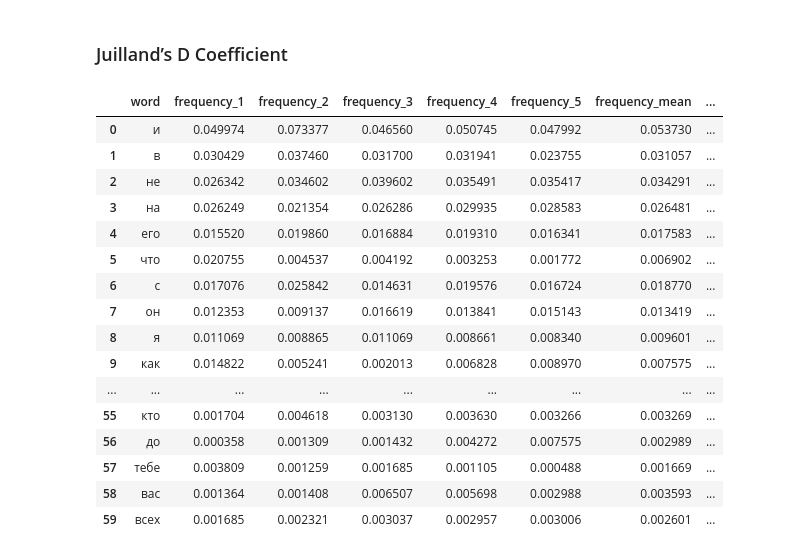
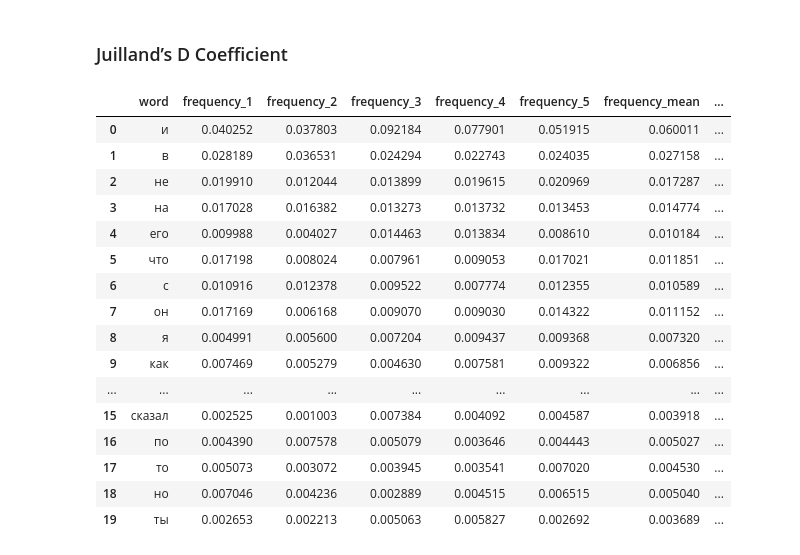
Before and after one commit to tayadj/Data-Science, a Jupyter notebook: Empirical Linguistic Laws Analysis/main.ipynb, the cells around one changed output. Cells and saved outputs as stored; diff of their text form; code cells hidden in the pictures.

```diff
--- a/Empirical Linguistic Laws Analysis/main.ipynb
+++ b/Empirical Linguistic Laws Analysis/main.ipynb
@@ -109,7 +109,7 @@ plt.show()
 ### Juilland’s D Coefficient
 # %%
 chunk_count = 5
-word_count = 60
+word_count = 20
 
 with open('/drive/data/text_en.txt', 'r', encoding='utf-8') as file:
     text = file.read()
@@ -248,12 +248,12 @@ plt.show()
 ### Juilland’s D Coefficient
 # %%
 chunk_count = 5
-word_count = 60
+word_count = 20
 
-with open('/drive/data/text_en.txt', 'r', encoding='utf-8') as file:
+with open('/drive/data/text_es.txt', 'r', encoding='utf-8') as file:
     text = file.read()
 text = text.lower()
-text = re.sub(r'[^a-z\'-]', ' ', text)
+text = re.sub(r'[^a-zñáéíóúü\'-]', ' ', text)
 words = text.split()
 chunk_length = len(words) // chunk_count
 data = {}
@@ -261,7 +261,7 @@ data['word'] = np.array(spanish['Word'][:word_count])
 for i in range (0, chunk_count):
     chunk = words[chunk_length*i:chunk_length*(i+1)]
     chunk_entry = {}
-    for word in english['Word'][:word_count]:
+    for word in spanish['Word'][:word_count]:
         chunk_entry[word]=Counter(chunk)[word]
     data['frequency_'+str(i+1)]=chunk_entry.values()
 dataframe = pd.DataFrame(data)
@@ -387,45 +387,45 @@ plt.show()
 ### Juilland’s D Coefficient
 # %%
 chunk_count = 5
-word_count = 60
+word_count = 20
 
-with open('/drive/data/text_en.txt', 'r', encoding='utf-8') as file:
+with open('/drive/data/text_ru.txt', 'r') as file:
     text = file.read()
 text = text.lower()
-text = re.sub(r'[^a-z\'-]', ' ', text)
+text = re.sub(r'[^а-я]', ' ', text)
 words = text.split()
 chunk_length = len(words) // chunk_count
 data = {}
 data['word'] = np.array(russian['Word'][:word_count])
 for i in range (0, chunk_count):
     chunk = words[chunk_length*i:chunk_length*(i+1)]
     chunk_entry = {}
-    for word in english['Word'][:word_count]:
+    for word in russian['Word'][:word_count]:
         chunk_entry[word]=Counter(chunk)[word]
     data['frequency_'+str(i+1)]=chunk_entry.values()
 dataframe = pd.DataFrame(data)
 for i in range (0, chunk_count):
     dataframe['frequency_'+str(i+1)]/=chunk_length
 
 dataframe['frequency_mean']=dataframe[['frequency_'+str(i+1) for i in range (0, chunk_count)]].mean(axis=1)
 dataframe['frequency_variance']=dataframe[['frequency_'+str(i+1) for i in range (0, chunk_count)]].std(axis=1)
 dataframe['coefficient_D']=100*(1-dataframe['frequency_variance']/(dataframe['frequency_mean']*((chunk_count-1)**0.5)))
 dataframe
 # %% [output]
 |  | word | frequency_1 | frequency_2 | frequency_3 | frequency_4 | frequency_5 | frequency_mean | ... |
-| 0 | и | 0.049974 | 0.073377 | 0.046560 | 0.050745 | 0.047992 | 0.053730 | ... |
-| 1 | в | 0.030429 | 0.037460 | 0.031700 | 0.031941 | 0.023755 | 0.031057 | ... |
-| 2 | не | 0.026342 | 0.034602 | 0.039602 | 0.035491 | 0.035417 | 0.034291 | ... |
-| 3 | на | 0.026249 | 0.021354 | 0.026286 | 0.029935 | 0.028583 | 0.026481 | ... |
-| 4 | его | 0.015520 | 0.019860 | 0.016884 | 0.019310 | 0.016341 | 0.017583 | ... |
-| 5 | что | 0.020755 | 0.004537 | 0.004192 | 0.003253 | 0.001772 | 0.006902 | ... |
-| 6 | с | 0.017076 | 0.025842 | 0.014631 | 0.019576 | 0.016724 | 0.018770 | ... |
-| 7 | он | 0.012353 | 0.009137 | 0.016619 | 0.013841 | 0.015143 | 0.013419 | ... |
-| 8 | я | 0.011069 | 0.008865 | 0.011069 | 0.008661 | 0.008340 | 0.009601 | ... |
-| 9 | как | 0.014822 | 0.005241 | 0.002013 | 0.006828 | 0.008970 | 0.007575 | ... |
+| 0 | и | 0.040252 | 0.037803 | 0.092184 | 0.077901 | 0.051915 | 0.060011 | ... |
+| 1 | в | 0.028189 | 0.036531 | 0.024294 | 0.022743 | 0.024035 | 0.027158 | ... |
+| 2 | не | 0.019910 | 0.012044 | 0.013899 | 0.019615 | 0.020969 | 0.017287 | ... |
+| 3 | на | 0.017028 | 0.016382 | 0.013273 | 0.013732 | 0.013453 | 0.014774 | ... |
+| 4 | его | 0.009988 | 0.004027 | 0.014463 | 0.013834 | 0.008610 | 0.010184 | ... |
+| 5 | что | 0.017198 | 0.008024 | 0.007961 | 0.009053 | 0.017021 | 0.011851 | ... |
+| 6 | с | 0.010916 | 0.012378 | 0.009522 | 0.007774 | 0.012355 | 0.010589 | ... |
+| 7 | он | 0.017169 | 0.006168 | 0.009070 | 0.009030 | 0.014322 | 0.011152 | ... |
+| 8 | я | 0.004991 | 0.005600 | 0.007204 | 0.009437 | 0.009368 | 0.007320 | ... |
+| 9 | как | 0.007469 | 0.005279 | 0.004630 | 0.007581 | 0.009322 | 0.006856 | ... |
 | ... | ... | ... | ... | ... | ... | ... | ... | ... |
-| 55 | кто | 0.001704 | 0.004618 | 0.003130 | 0.003630 | 0.003266 | 0.003269 | ... |
-| 56 | до | 0.000358 | 0.001309 | 0.001432 | 0.004272 | 0.007575 | 0.002989 | ... |
-| 57 | тебе | 0.003809 | 0.001259 | 0.001685 | 0.001105 | 0.000488 | 0.001669 | ... |
-| 58 | вас | 0.001364 | 0.001408 | 0.006507 | 0.005698 | 0.002988 | 0.003593 | ... |
-| 59 | всех | 0.001685 | 0.002321 | 0.003037 | 0.002957 | 0.003006 | 0.002601 | ... |
+| 15 | сказал | 0.002525 | 0.001003 | 0.007384 | 0.004092 | 0.004587 | 0.003918 | ... |
+| 16 | по | 0.004390 | 0.007578 | 0.005079 | 0.003646 | 0.004443 | 0.005027 | ... |
+| 17 | то | 0.005073 | 0.003072 | 0.003945 | 0.003541 | 0.007020 | 0.004530 | ... |
+| 18 | но | 0.007046 | 0.004236 | 0.002889 | 0.004515 | 0.006515 | 0.005040 | ... |
+| 19 | ты | 0.002653 | 0.002213 | 0.005063 | 0.005827 | 0.002692 | 0.003689 | ... |
```
Also changed, not shown: parts of 2 cells of this notebook.
